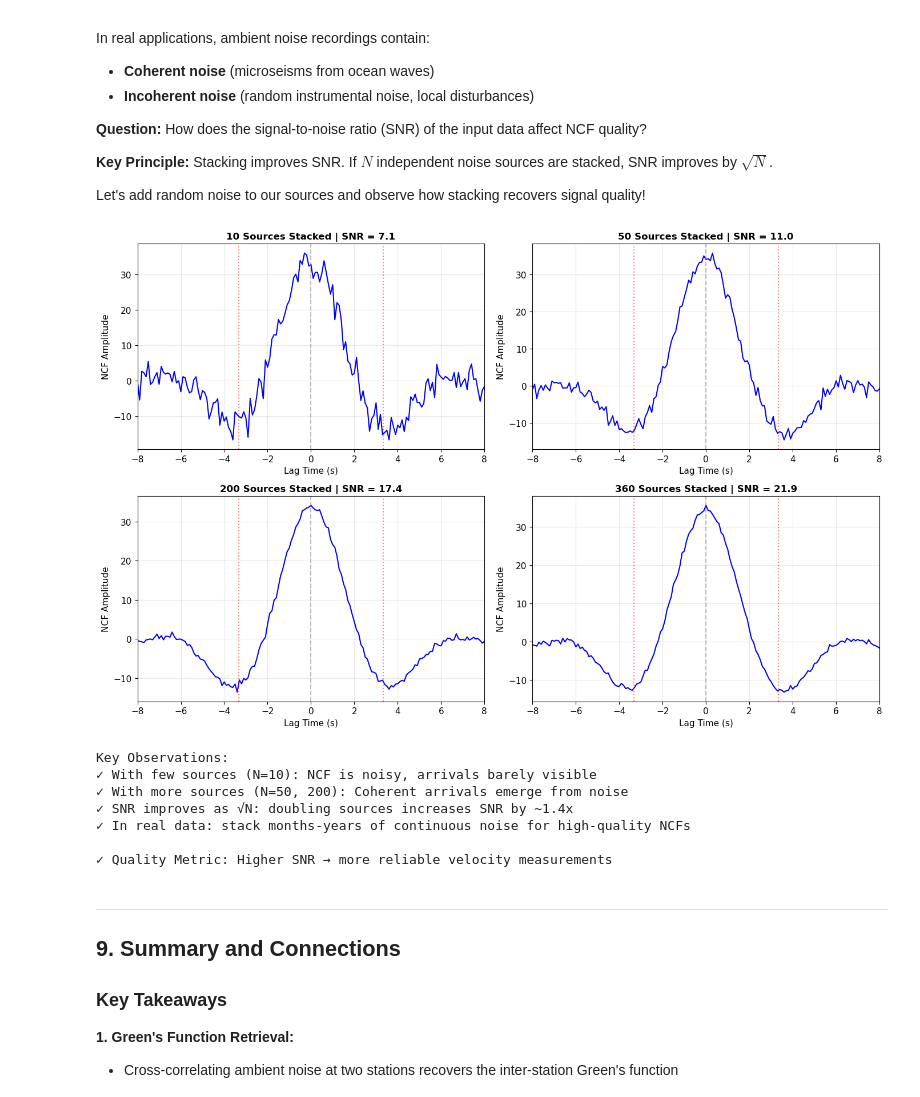
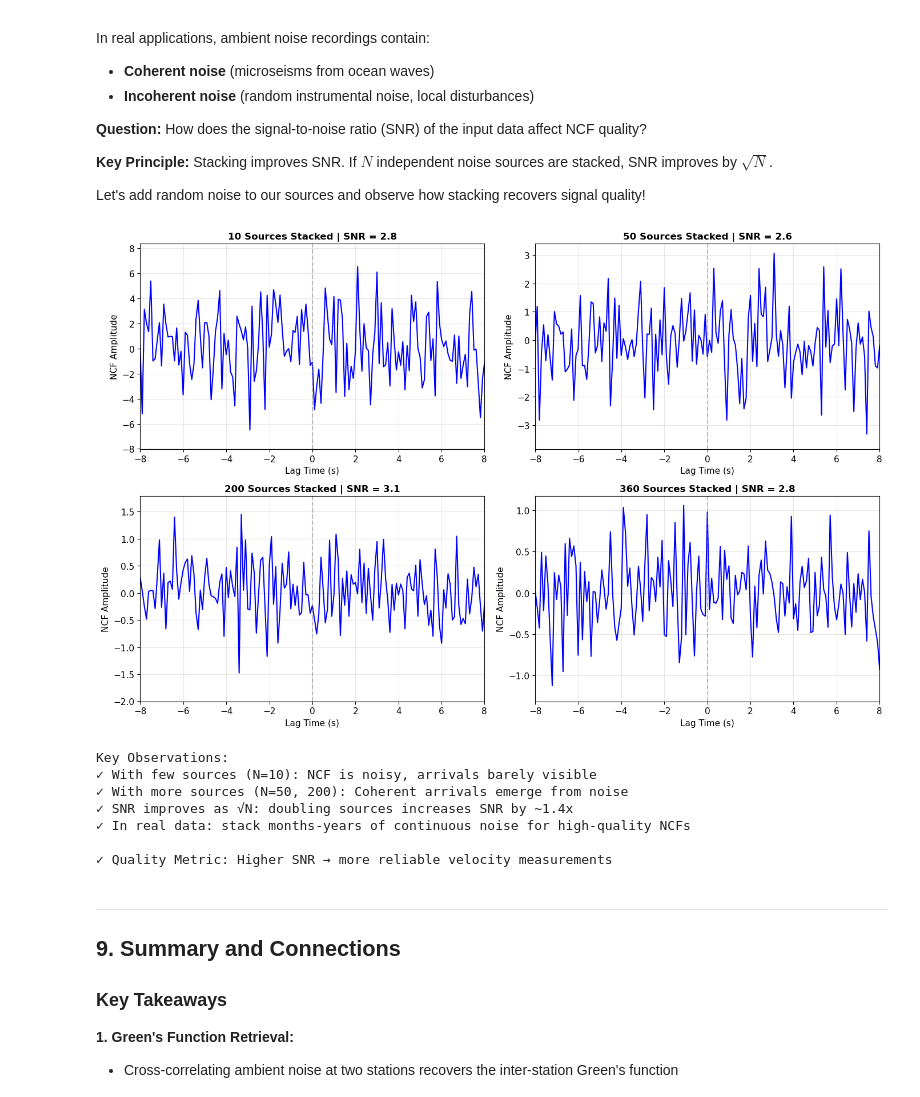
Before and after one commit to uw-geophysics-edu/ess-412-512-intro2seismology, a Jupyter notebook: notebooks/05d_Noise_CrossCorrelation_Practice.ipynb, the cells around one changed output. Drawn from its saved outputs; the diff is of its cells as text; code cells hidden in the pictures.

```diff
--- a/notebooks/05d_Noise_CrossCorrelation_Practice.ipynb
+++ b/notebooks/05d_Noise_CrossCorrelation_Practice.ipynb
@@ -481,8 +485,8 @@ for idx, N_sources in enumerate(N_sources_list):
         t_B_i = dist_B_i / velocity
 
         # Generate dispersed waveforms
-        wavelet_A_i = create_dispersed_wavelet(t, t_A_i, dist_A_i, freq_band=(0.05, 0.2))
-        wavelet_B_i = create_dispersed_wavelet(t, t_B_i, dist_B_i, freq_band=(0.05, 0.2))
+        wavelet_A_i = create_dispersed_wavelet(t, t_A_i, dist_A_i, freq_band=(0.2, 10))
+        wavelet_B_i = create_dispersed_wavelet(t, t_B_i, dist_B_i, freq_band=(0.2, 10))
 
         # Cross-correlate
         C_i = np.correlate(wavelet_A_i, wavelet_B_i, 'full')
@@ -532,8 +536,8 @@ for i in range(N_final):
     t_A_i = dist_A_i / velocity
     t_B_i = dist_B_i / velocity
 
-    wavelet_A_i = create_dispersed_wavelet(t, t_A_i, dist_A_i, freq_band=(0.05, 0.2))
-    wavelet_B_i = create_dispersed_wavelet(t, t_B_i, dist_B_i, freq_band=(0.05, 0.2))
+    wavelet_A_i = create_dispersed_wavelet(t, t_A_i, dist_A_i, freq_band=(0.2, 10))
+    wavelet_B_i = create_dispersed_wavelet(t, t_B_i, dist_B_i, freq_band=(0.2, 10))
 
     C_i = np.correlate(wavelet_A_i, wavelet_B_i, 'full')
     Corr_final += C_i
@@ -804,8 +808,8 @@ for i in range(N_hetero):
     t_B_i = dist_B_i / vel_local
 
     # Generate waveforms
-    wavelet_A_i = create_dispersed_wavelet(t, t_A_i, dist_A_i, freq_band=(0.05, 0.2))
-    wavelet_B_i = create_dispersed_wavelet(t, t_B_i, dist_B_i, freq_band=(0.05, 0.2))
+    wavelet_A_i = create_dispersed_wavelet(t, t_A_i, dist_A_i, freq_band=(0.2, 10))
+    wavelet_B_i = create_dispersed_wavelet(t, t_B_i, dist_B_i, freq_band=(0.2, 10))
 
     C_i = np.correlate(wavelet_A_i, wavelet_B_i, 'full')
 
@@ -1069,7 +1069,7 @@ axes = axes.flatten()
 
 for idx, period in enumerate(periods_to_test):
     # Narrow bandpass filter centered on this period
-    f_center = 1.0 / period
+    f_center = 1 / period
     f_width = 0.02  # Hz
     f_low = f_center - f_width/2
     f_high = f_center + f_width/2
@@ -1083,8 +1083,8 @@ for idx, period in enumerate(periods_to_test):
     envelope = np.abs(analytic_signal)
 
     # Find peak of envelope (group arrival time)
-    search_start = int(2.0 * fs / (1/fs))  # Start search at 2 seconds
-    search_end = int(6.0 * fs / (1/fs))    # End search at 6 seconds
+    search_start = int(0.0 * fs / (1/fs))  # Start search at 0 seconds
+    search_end = int(4.0 * fs / (1/fs))    # End search at 4 seconds
     if search_end > len(envelope):
         search_end = len(envelope) - 1
 
@@ -1186,8 +1186,8 @@ for idx, N_stack in enumerate(N_stack_test):
         t_B_i = dist_B_i / velocity
 
         # Generate signal
-        wavelet_A_i = create_dispersed_wavelet(t, t_A_i, dist_A_i, freq_band=(0.05, 0.2))
-        wavelet_B_i = create_dispersed_wavelet(t, t_B_i, dist_B_i, freq_band=(0.05, 0.2))
+        wavelet_A_i = create_dispersed_wavelet(t, t_A_i, dist_A_i, freq_band=(0.2, 10))
+        wavelet_B_i = create_dispersed_wavelet(t, t_B_i, dist_B_i, freq_band=(0.2, 10))
 
         # Add random noise
         noise_A = noise_amplitude * np.random.randn(len(t))
@@ -1204,34 +1204,34 @@ for idx, N_stack in enumerate(N_stack_test):
 
     # Calculate SNR (ratio of peak to background noise level)
     signal_window = (np.abs(tcorr) > 2.5) & (np.abs(tcorr) < 4.5)
     noise_window = (np.abs(tcorr) > 10) & (np.abs(tcorr) < 15)
 
     signal_level = np.max(np.abs(Corr_noisy[signal_window]))
     noise_level = np.std(Corr_noisy[noise_window])
     SNR = signal_level / noise_level if noise_level > 0 else 0
 
     # Plot
     axes[idx].plot(tcorr, Corr_noisy, 'b-', linewidth=1.5)
     axes[idx].set_xlabel('Lag Time (s)', fontsize=11)
     axes[idx].set_ylabel('NCF Amplitude', fontsize=11)
     axes[idx].set_title(f'{N_stack} Sources Stacked | SNR = {SNR:.1f}', fontsize=12, fontweight='bold')
     axes[idx].axvline(0, color='gray', linestyle='--', alpha=0.5)
     axes[idx].axvline(D_AB/velocity, color='r', linestyle=':', alpha=0.5)
     axes[idx].axvline(-D_AB/velocity, color='r', linestyle=':', alpha=0.5)
     axes[idx].set_xlim([-8, 8])
     axes[idx].grid(True, alpha=0.3)
 
 plt.tight_layout()
 plt.show()
 
 print("Key Observations:")
 print("✓ With few sources (N=10): NCF is noisy, arrivals barely visible")
 print("✓ With more sources (N=50, 200): Coherent arrivals emerge from noise")
 print("✓ SNR improves as √N: doubling sources increases SNR by ~1.4x")
 print("✓ In real data: stack months-years of continuous noise for high-quality NCFs")
 print("\n✓ Quality Metric: Higher SNR → more reliable velocity measurements")
 # %% [output]
-[figure, old version]
+[figure, new version]
 Key Observations:
 ✓ With few sources (N=10): NCF is noisy, arrivals barely visible
 ✓ With more sources (N=50, 200): Coherent arrivals emerge from noise
```
Also changed, not shown: parts of 14 cells of this notebook, 5 other files.
